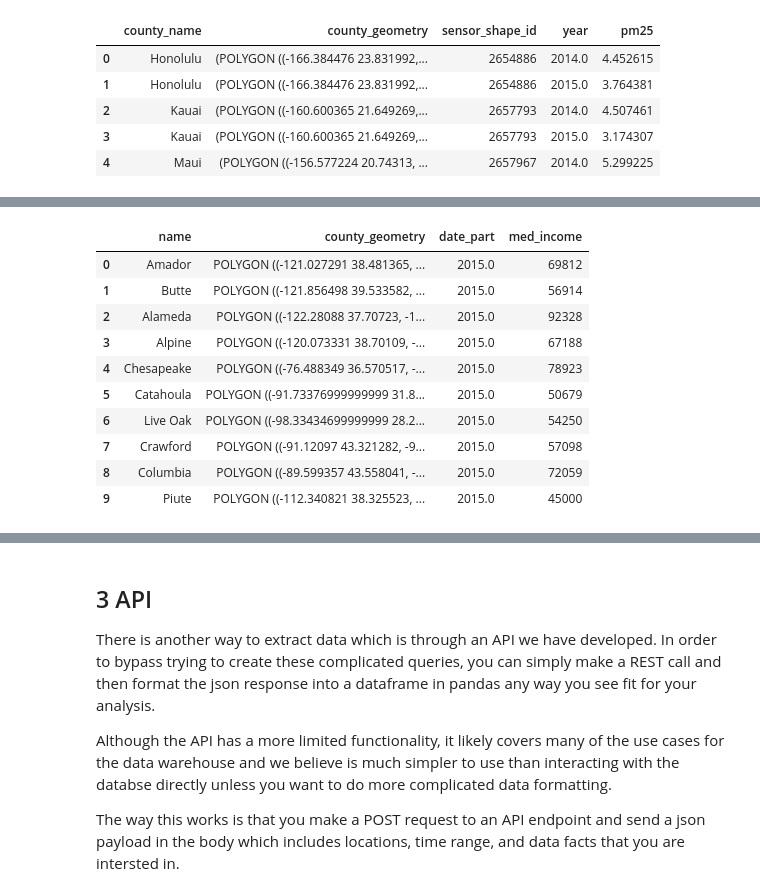
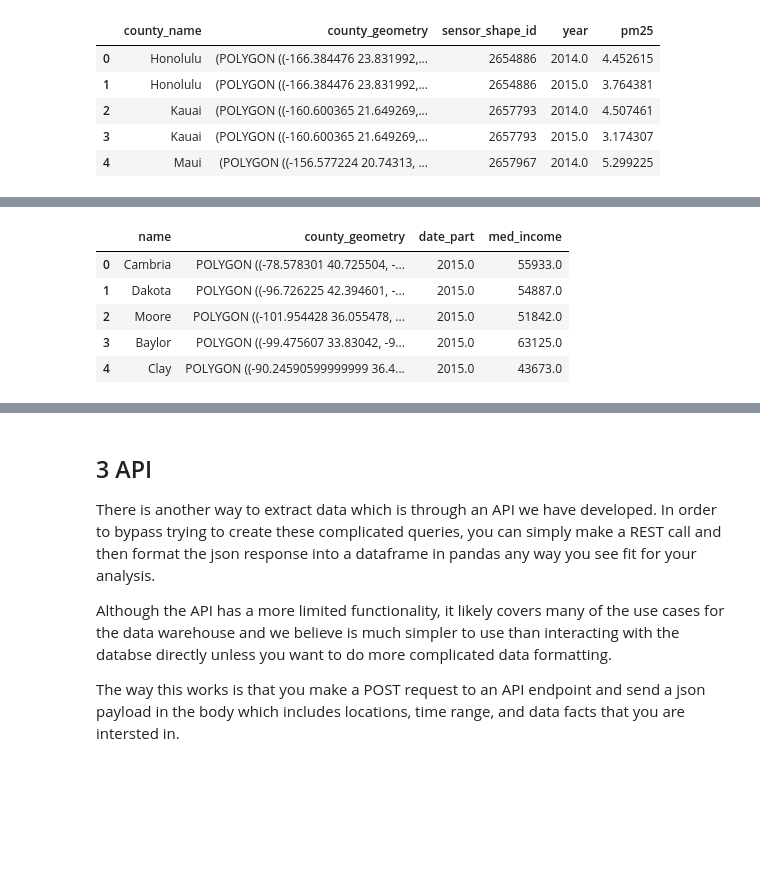
Before and after one commit to sbhave77/exposomeDWDemo, a Jupyter notebook: ExposomeDWDemo.ipynb, the cells around one changed output, grey strips where cells are left out. Cells and saved outputs as stored; diff of their text form; code cells hidden in the pictures; blank space fills up the shorter version.

```diff
--- a/ExposomeDWDemo.ipynb
+++ b/ExposomeDWDemo.ipynb
@@ -445,18 +445,16 @@ KeyboardInterrupt:
+# %%
+acs_county_level_income['med_income'] = acs_county_level_income['med_income'].astype('float')
+# %%
+acs_county_level_income.head()
+# %% [output]
+|  | name | county_geometry | date_part | med_income |
+| 0 | Cambria | POLYGON ((-78.578301 40.725504, -... | 2015.0 | 55933.0 |
+| 1 | Dakota | POLYGON ((-96.726225 42.394601, -... | 2015.0 | 54887.0 |
+| 2 | Moore | POLYGON ((-101.954428 36.055478, ... | 2015.0 | 51842.0 |
+| 3 | Baylor | POLYGON ((-99.475607 33.83042, -9... | 2015.0 | 63125.0 |
+| 4 | Clay | POLYGON ((-90.24590599999999 36.4... | 2015.0 | 43673.0 |
 # %%
 acs_map = folium.Map([41.8780, -93.0977], zoom_start = 6)
-acs_county_level_income['county_geometry']= pm25_gdf['county_geometry'].simplify(tolerance=.01)
-acs_map = add_choropleth(acs_map, acs_county_level_income, 'county_name','med_income', 'income_2015',num_classes = 4,
+acs_county_level_income['county_geometry']= acs_county_level_income['county_geometry'].simplify(tolerance=.01)
+acs_map = add_choropleth(acs_map, acs_county_level_income[:1500], 'name','med_income', 'income_2015',num_classes = 4,
                          classifier = 'Quantiles',fill_color = 'Dark2',fill_opacity = 0.6 )
-acs_map
-# %% [output]
-|  | name | county_geometry | date_part | med_income |
-| 0 | Amador | POLYGON ((-121.027291 38.481365, ... | 2015.0 | 69812 |
-| 1 | Butte | POLYGON ((-121.856498 39.533582, ... | 2015.0 | 56914 |
-| 2 | Alameda | POLYGON ((-122.28088 37.70723, -1... | 2015.0 | 92328 |
-| 3 | Alpine | POLYGON ((-120.073331 38.70109, -... | 2015.0 | 67188 |
-| 4 | Chesapeake | POLYGON ((-76.488349 36.570517, -... | 2015.0 | 78923 |
-| 5 | Catahoula | POLYGON ((-91.73376999999999 31.8... | 2015.0 | 50679 |
-| 6 | Live Oak | POLYGON ((-98.33434699999999 28.2... | 2015.0 | 54250 |
-| 7 | Crawford | POLYGON ((-91.12097 43.321282, -9... | 2015.0 | 57098 |
-| 8 | Columbia | POLYGON ((-89.599357 43.558041, -... | 2015.0 | 72059 |
-| 9 | Piute | POLYGON ((-112.340821 38.325523, ... | 2015.0 | 45000 |
```
Also changed, not shown: parts of 16 cells of this notebook, 1 other file.
